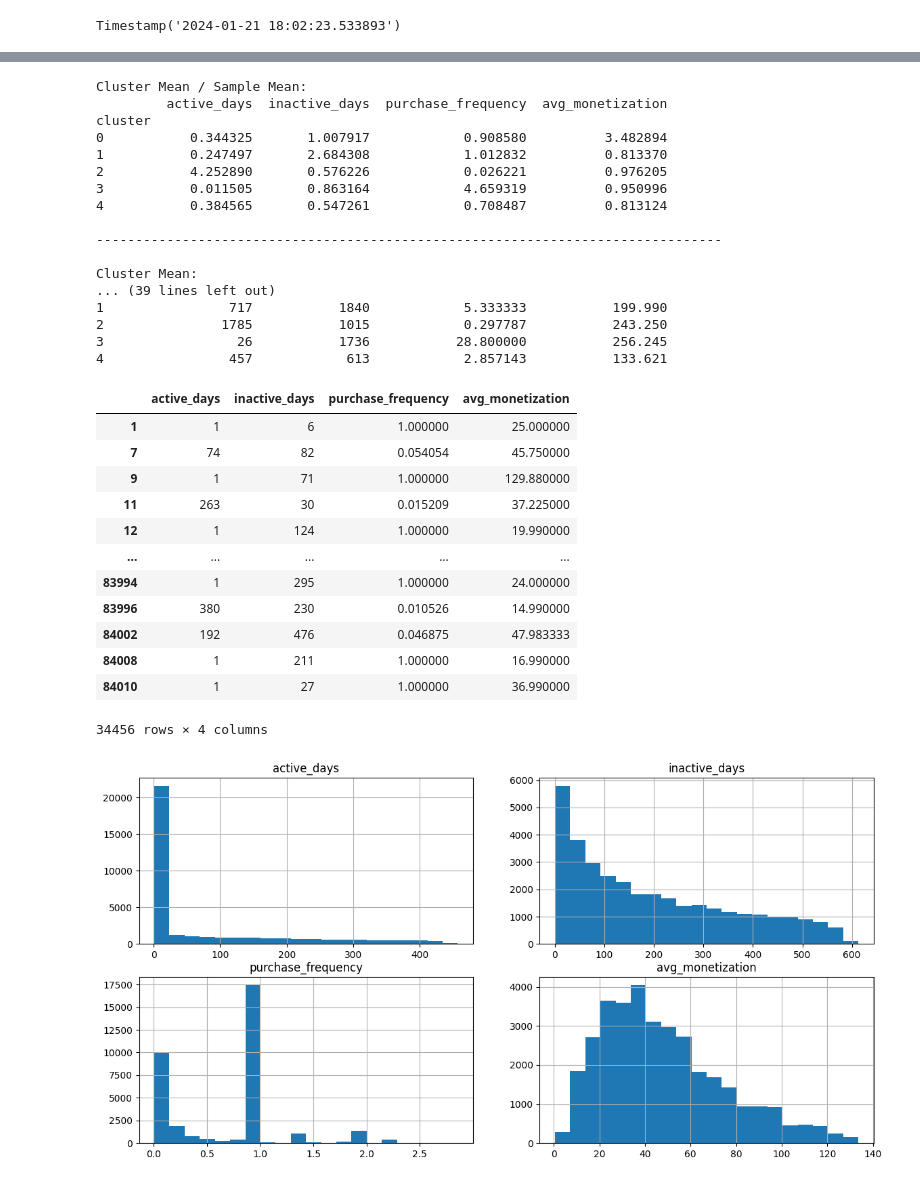
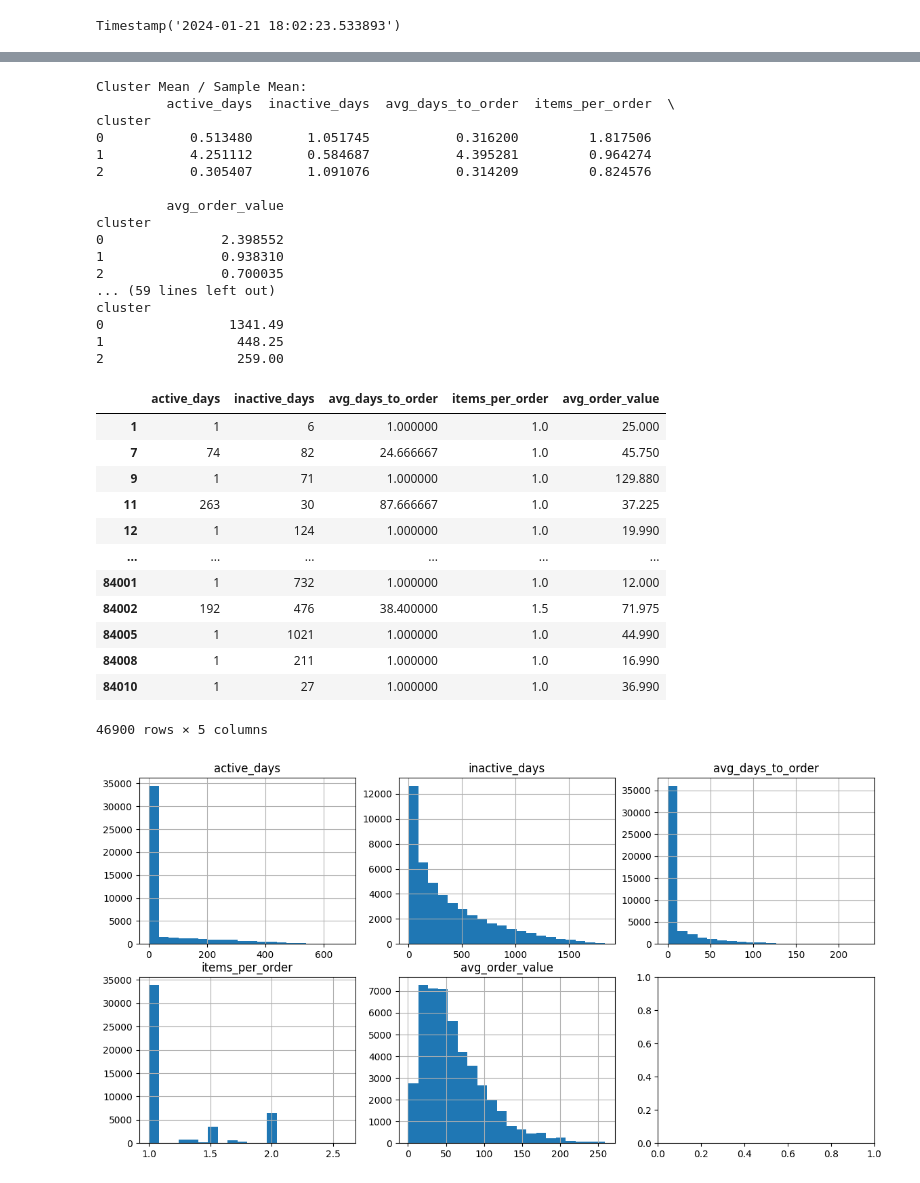
Before and after one commit to egeatmaca/ecommerce_segments, a Jupyter notebook: notebooks/customer_segmentation.ipynb, the cells around one changed output, grey strips where cells are left out. Saved outputs shown, nothing was run; the diff lists cells and outputs as text; code cells hidden in the pictures.

```diff
--- a/notebooks/customer_segmentation.ipynb
+++ b/notebooks/customer_segmentation.ipynb
@@ -199,9 +202,11 @@ Timestamp('2024-01-21 18:02:23.533893')
 df_lifetime = active_users.copy()
 df_lifetime['active_days'] = (df_lifetime.last_purchase_date - df_lifetime.first_purchase_date).dt.days + 1
 df_lifetime['inactive_days'] = (now - df_lifetime.last_purchase_date).dt.days
-df_lifetime['purchase_frequency'] = df_lifetime['purchases'] / df_lifetime['active_days']
-df_lifetime['avg_monetization'] = df_lifetime['revenue'] / df_lifetime['purchases']
-df_lifetime = df_lifetime[['active_days', 'inactive_days', 'purchase_frequency', 'avg_monetization']]
+df_lifetime.loc[df_lifetime.n_orders>1, 'avg_days_to_order'] = df_lifetime['active_days'] / (df_lifetime['n_orders'] - 1)
+df_lifetime.loc[df_lifetime.n_orders==1, 'avg_days_to_order'] = 1
+df_lifetime['items_per_order'] = df_lifetime['n_order_items'] / df_lifetime['n_orders']
+df_lifetime['avg_order_value'] = df_lifetime['revenue'] / df_lifetime['n_orders']
+df_lifetime = df_lifetime[['active_days', 'inactive_days', 'avg_days_to_order', 'items_per_order', 'avg_order_value']]
 # %%
 plot_histograms(df_lifetime, bins=30)
 # %% [output]
@@ -244,5 +249,5 @@ df_results.plot(x='n_clusters', y='silhouette_score', ax=axs[1])
 # %%
-model = df_results.loc[df_results.n_clusters==5, 'model'].iloc[0]
+model = df_results.loc[df_results.n_clusters==3, 'model'].iloc[0]
 df_lifetime_cluster = df_lifetime.copy()
 df_lifetime_cluster['cluster'] = model.labels_
 # %%
@@ -278,41 +279,41 @@ print('\n'+80*'-'+'\n', '\nCluster Min:', df_lifetime_cluster.groupby('cluster')
 print('\n'+80*'-'+'\n', '\nCluster Max:', df_lifetime_cluster.groupby('cluster').max(), sep='\n')
 # %% [output]
 Cluster Mean / Sample Mean:
-         active_days  inactive_days  purchase_frequency  avg_monetization
+         active_days  inactive_days  avg_days_to_order  items_per_order  \
 cluster
-0           0.344325       1.007917            0.908580          3.482894
-1           0.247497       2.684308            1.012832          0.813370
-2           4.252890       0.576226            0.026221          0.976205
-3           0.011505       0.863164            4.659319          0.950996
-4           0.384565       0.547261            0.708487          0.813124
+0           0.513480       1.051745           0.316200         1.817506
+1           4.251112       0.584687           4.395281         0.964274
+2           0.305407       1.091076           0.314209         0.824576
 
---------------------------------------------------------------------------------
-
-Cluster Mean:
-... (39 lines left out)
-1                717           1840            5.333333           199.990
-2               1785           1015            0.297787           243.250
-3                 26           1736           28.800000           256.245
-4                457            613            2.857143           133.621
+         avg_order_value
+cluster
+0               2.398552
+1               0.938310
+2               0.700035
+... (59 lines left out)
+cluster
+0                1341.49
+1                 448.25
+2                 259.00
 # %%
-cluster_4 = df_lifetime[model.labels_==4]
-cluster_4
+cluster_2 = df_lifetime[model.labels_==2]
+cluster_2
 # %% [output]
-|  | active_days | inactive_days | purchase_frequency | avg_monetization |
-| 1 | 1 | 6 | 1.000000 | 25.000000 |
-| 7 | 74 | 82 | 0.054054 | 45.750000 |
-| 9 | 1 | 71 | 1.000000 | 129.880000 |
-| 11 | 263 | 30 | 0.015209 | 37.225000 |
-| 12 | 1 | 124 | 1.000000 | 19.990000 |
-| ... | ... | ... | ... | ... |
-| 83994 | 1 | 295 | 1.000000 | 24.000000 |
-| 83996 | 380 | 230 | 0.010526 | 14.990000 |
-| 84002 | 192 | 476 | 0.046875 | 47.983333 |
-| 84008 | 1 | 211 | 1.000000 | 16.990000 |
-| 84010 | 1 | 27 | 1.000000 | 36.990000 |
+|  | active_days | inactive_days | avg_days_to_order | items_per_order | avg_order_value |
+| 1 | 1 | 6 | 1.000000 | 1.0 | 25.000 |
+| 7 | 74 | 82 | 24.666667 | 1.0 | 45.750 |
+| 9 | 1 | 71 | 1.000000 | 1.0 | 129.880 |
+| 11 | 263 | 30 | 87.666667 | 1.0 | 37.225 |
+| 12 | 1 | 124 | 1.000000 | 1.0 | 19.990 |
+| ... | ... | ... | ... | ... | ... |
+| 84001 | 1 | 732 | 1.000000 | 1.0 | 12.000 |
+| 84002 | 192 | 476 | 38.400000 | 1.5 | 71.975 |
+| 84005 | 1 | 1021 | 1.000000 | 1.0 | 44.990 |
+| 84008 | 1 | 211 | 1.000000 | 1.0 | 16.990 |
+| 84010 | 1 | 27 | 1.000000 | 1.0 | 36.990 |
-34456 rows × 4 columns
+46900 rows × 5 columns
 # %%
-plot_histograms(cluster_4)
+plot_histograms(cluster_2)
 # %% [output]
-[figure, old version]
+[figure, new version]
 # %%
```
Also changed, not shown: parts of 20 cells of this notebook, 2 other files.
